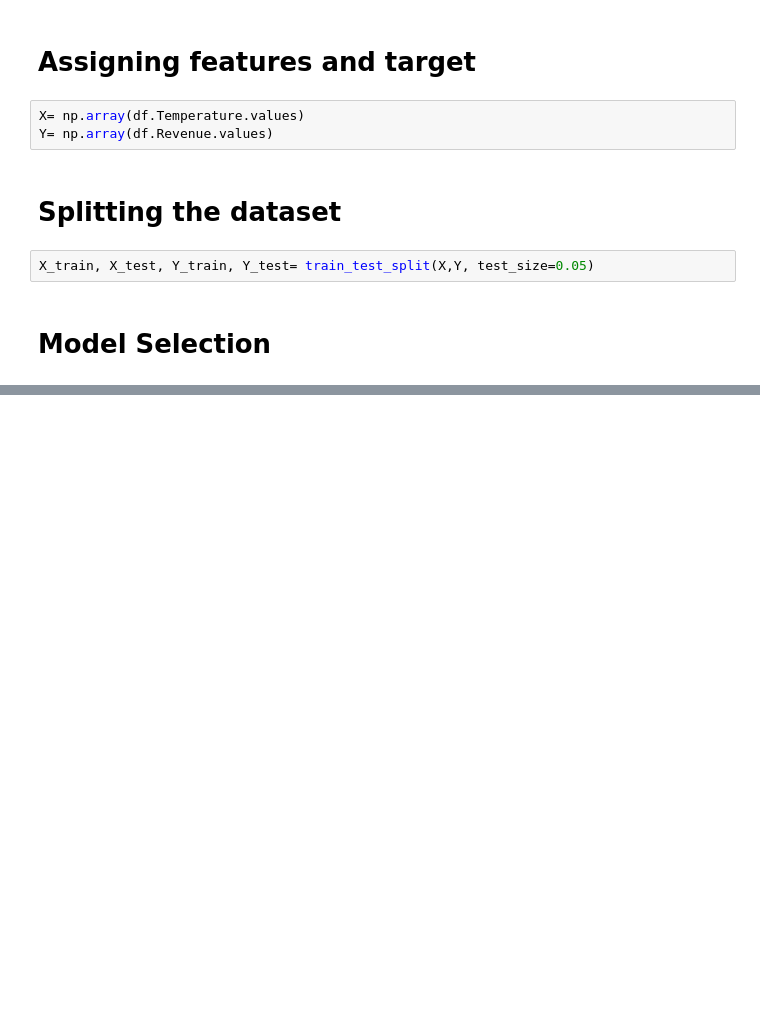
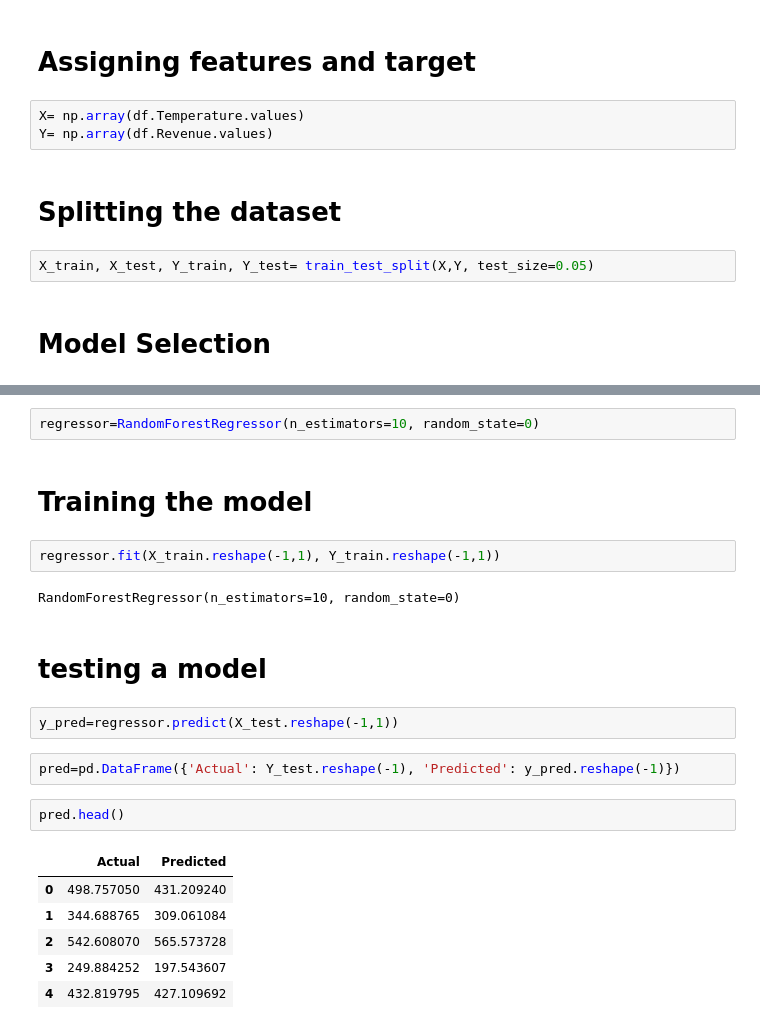
Before and after one commit to sujataprasad01/ML-Random-Forest-Regression, a Jupyter notebook: Random_Forest_Regression.ipynb, the cells around one changed output, grey strips where cells are left out. Saved outputs shown, nothing was run; the diff lists cells and outputs as text; blank space fills up the shorter version.

```diff
--- a/Random_Forest_Regression.ipynb
+++ b/Random_Forest_Regression.ipynb
@@ -51,0 +54,23 @@ X_train, X_test, Y_train, Y_test= train_test_split(X,Y, test_size=0.05)
+# %%
+regressor=RandomForestRegressor(n_estimators=10, random_state=0)
+# %% [markdown]
+# Training the model
+# %%
+regressor.fit(X_train.reshape(-1,1), Y_train.reshape(-1,1))
+# %% [output]
+RandomForestRegressor(n_estimators=10, random_state=0)
+# %% [markdown]
+# testing a model
+# %%
+y_pred=regressor.predict(X_test.reshape(-1,1))
+# %%
+pred=pd.DataFrame({'Actual': Y_test.reshape(-1), 'Predicted': y_pred.reshape(-1)})
+# %%
+pred.head()
+# %% [output]
+|  | Actual | Predicted |
+| 0 | 498.757050 | 431.209240 |
+| 1 | 344.688765 | 309.061084 |
+| 2 | 542.608070 | 565.573728 |
+| 3 | 249.884252 | 197.543607 |
+| 4 | 432.819795 | 427.109692 |
```
Also changed, not shown: parts of 4 cells of this notebook.
